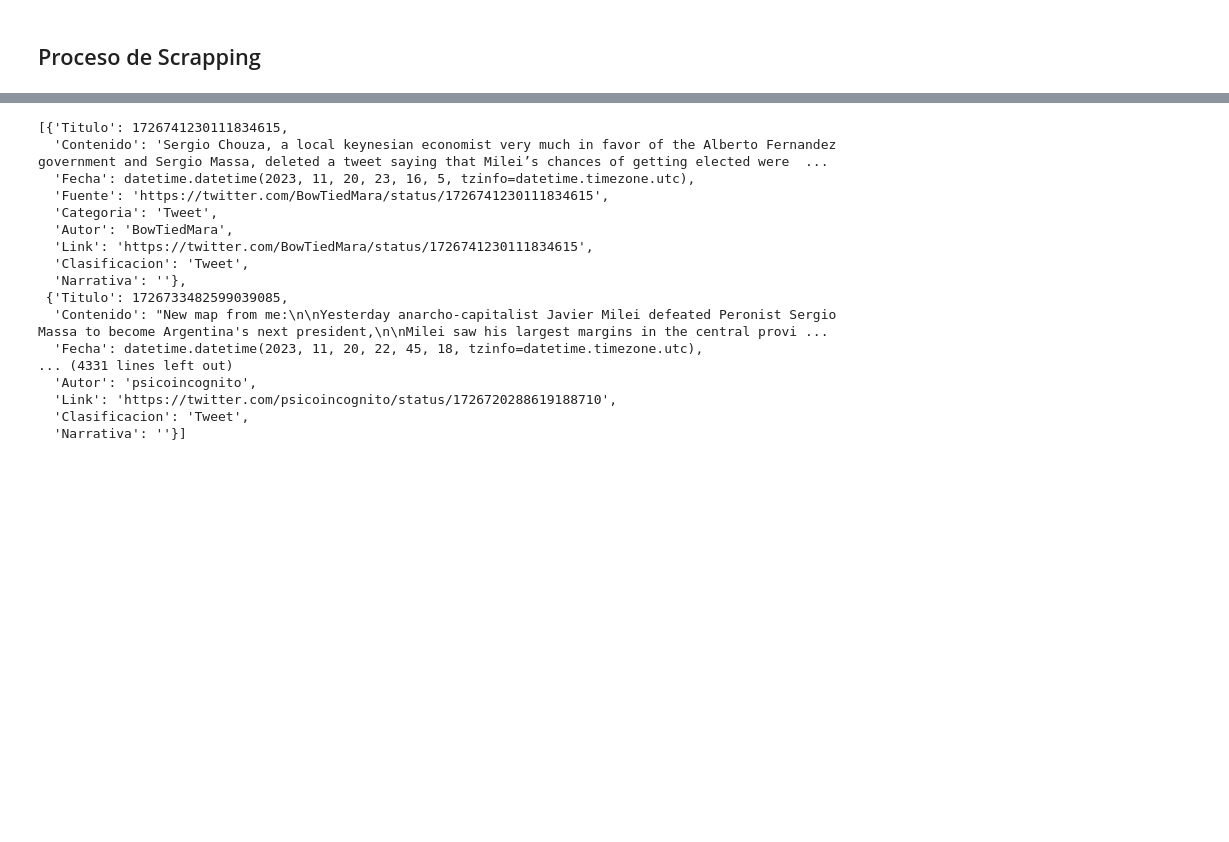
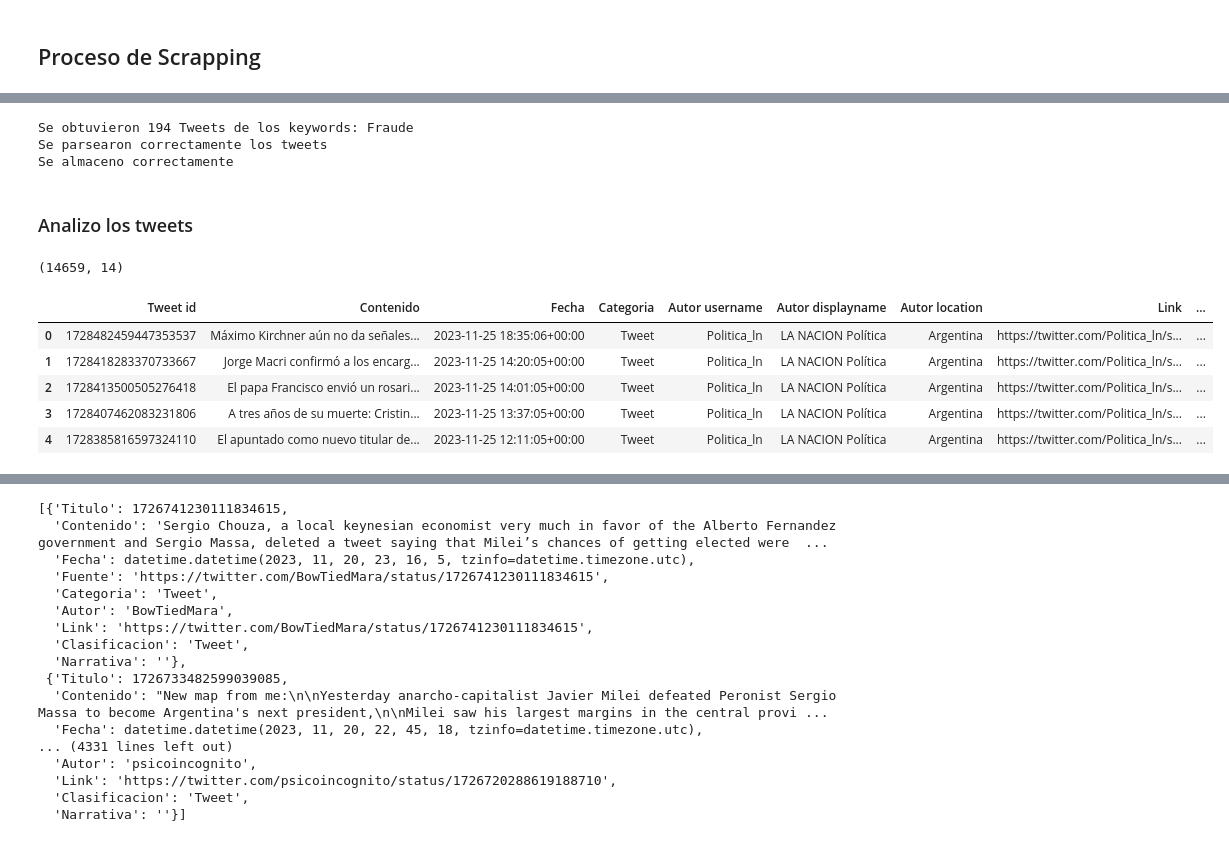
Before and after one commit to Verificado-Profesional/data-collecting, a Jupyter notebook: twitter-data/Twitter_Scrapper.ipynb, the cells around one changed output, grey strips where cells are left out. Drawn from its saved outputs; the diff is of its cells as text; code cells hidden in the pictures; blank space fills up the shorter version.

```diff
--- a/twitter-data/Twitter_Scrapper.ipynb
+++ b/twitter-data/Twitter_Scrapper.ipynb
@@ -145,0 +394,6 @@ parsed_ln[1]
+# %%
+await scrape_and_save_narratives("Argentina Fraude elecciones",narrativa="Fraude")
+# %% [output]
+Se obtuvieron 194 Tweets de los keywords: Fraude
+Se parsearon correctamente los tweets
+Se almaceno correctamente
@@ -145,0 +402,16 @@ parsed_ln[1]
+# %% [markdown]
+### Analizo los tweets
+# %%
+df = pd.read_csv("data/tweets.csv")
+df.shape
+# %% [output]
+(14659, 14)
+# %%
+df.head()
+# %% [output]
+|  | Tweet id | Contenido | Fecha | Categoria | Autor username | Autor displayname | Autor location | Link | ... |
+| 0 | 1728482459447353537 | Máximo Kirchner aún no da señales... | 2023-11-25 18:35:06+00:00 | Tweet | Politica_ln | LA NACION Política | Argentina | https://twitter.com/Politica_ln/s... | ... |
+| 1 | 1728418283370733667 | Jorge Macri confirmó a los encarg... | 2023-11-25 14:20:05+00:00 | Tweet | Politica_ln | LA NACION Política | Argentina | https://twitter.com/Politica_ln/s... | ... |
+| 2 | 1728413500505276418 | El papa Francisco envió un rosari... | 2023-11-25 14:01:05+00:00 | Tweet | Politica_ln | LA NACION Política | Argentina | https://twitter.com/Politica_ln/s... | ... |
+| 3 | 1728407462083231806 | A tres años de su muerte: Cristin... | 2023-11-25 13:37:05+00:00 | Tweet | Politica_ln | LA NACION Política | Argentina | https://twitter.com/Politica_ln/s... | ... |
+| 4 | 1728385816597324110 | El apuntado como nuevo titular de... | 2023-11-25 12:11:05+00:00 | Tweet | Politica_ln | LA NACION Política | Argentina | https://twitter.com/Politica_ln/s... | ... |
```
Also changed, not shown: parts of 64 cells of this notebook.
